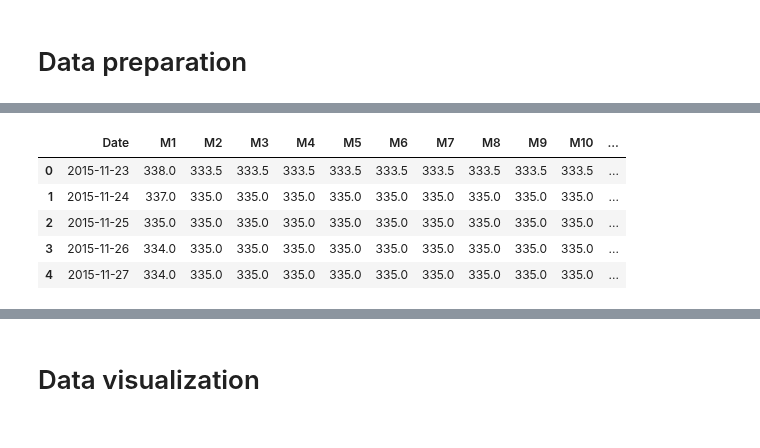
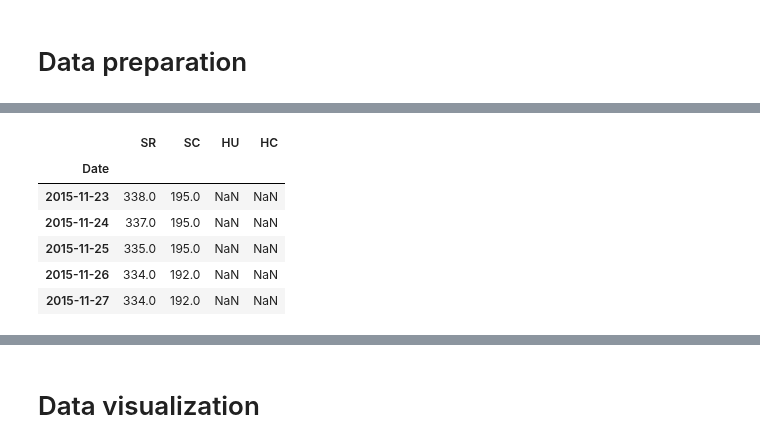
Before and after one commit to MateoPeri/steel-scrap-predictor, a Jupyter notebook: EDA.ipynb, the cells around one changed output, grey strips where cells are left out. Cells and saved outputs as stored; diff of their text form; code cells hidden in the pictures.

```diff
--- a/EDA.ipynb
+++ b/EDA.ipynb
@@ -43,31 +43,36 @@ def st_to_mt(st):
 # %%
 pattern = 'raw/*Closing Prices.xlsx'
 excels = glob.glob(pattern)
 
 frames = []
+to_keep = 'M1'
 
 for xcel in excels:
-  df = pd.read_excel(xcel, parse_dates=True, sep=';', escapechar='\\', encoding='ISO-8859-1', decimal=',', thousands='.')
+  df = pd.read_excel(xcel, parse_dates=True, decimal=',', thousands='.')
+  # le añadimos un nombre para saber qué metal es
   name = xcel[4:6]
   if (name == 'HU'):
     # Seleccionar todas las columnas menos USD/st
     cols = [c for c in df.columns if c != 'USD/st (Short Ton)']
     # y aplicarles la funcion st_to_mt para pasar a toneladas métricas
     df[cols] = df[cols].apply(st_to_mt, axis=1)
     # Cambiamos el nombre a la columna
     df.rename({'USD/st (Short Ton)': 'USD/mt'}, axis=1, inplace=True)
-  # le añadimos un nombre para saber qué metal es
-  df['Metal'] = name
-  df.rename({'USD/mt': 'Date'}, axis=1, inplace=True)
+
+  df.rename({'USD/mt': 'Date', to_keep: name}, axis=1, inplace=True)
+  df = df[['Date', name]]
+
   frames.append(df)
 
-df = pd.concat(frames, ignore_index=True)
+dfs = [d.drop_duplicates().set_index(['Date']) for d in frames]
+df = pd.concat(dfs, axis=1)
 
 df.head()
 # %% [output]
-|  | Date | M1 | M2 | M3 | M4 | M5 | M6 | M7 | M8 | M9 | M10 | ... |
-| 0 | 2015-11-23 | 338.0 | 333.5 | 333.5 | 333.5 | 333.5 | 333.5 | 333.5 | 333.5 | 333.5 | 333.5 | ... |
-| 1 | 2015-11-24 | 337.0 | 335.0 | 335.0 | 335.0 | 335.0 | 335.0 | 335.0 | 335.0 | 335.0 | 335.0 | ... |
-| 2 | 2015-11-25 | 335.0 | 335.0 | 335.0 | 335.0 | 335.0 | 335.0 | 335.0 | 335.0 | 335.0 | 335.0 | ... |
-| 3 | 2015-11-26 | 334.0 | 335.0 | 335.0 | 335.0 | 335.0 | 335.0 | 335.0 | 335.0 | 335.0 | 335.0 | ... |
-| 4 | 2015-11-27 | 334.0 | 335.0 | 335.0 | 335.0 | 335.0 | 335.0 | 335.0 | 335.0 | 335.0 | 335.0 | ... |
+|  | SR | SC | HU | HC |
+| Date |  |  |  |  |
+| 2015-11-23 | 338.0 | 195.0 | NaN | NaN |
+| 2015-11-24 | 337.0 | 195.0 | NaN | NaN |
+| 2015-11-25 | 335.0 | 195.0 | NaN | NaN |
+| 2015-11-26 | 334.0 | 192.0 | NaN | NaN |
+| 2015-11-27 | 334.0 | 192.0 | NaN | NaN |
```
Also changed, not shown: parts of 17 cells of this notebook.
